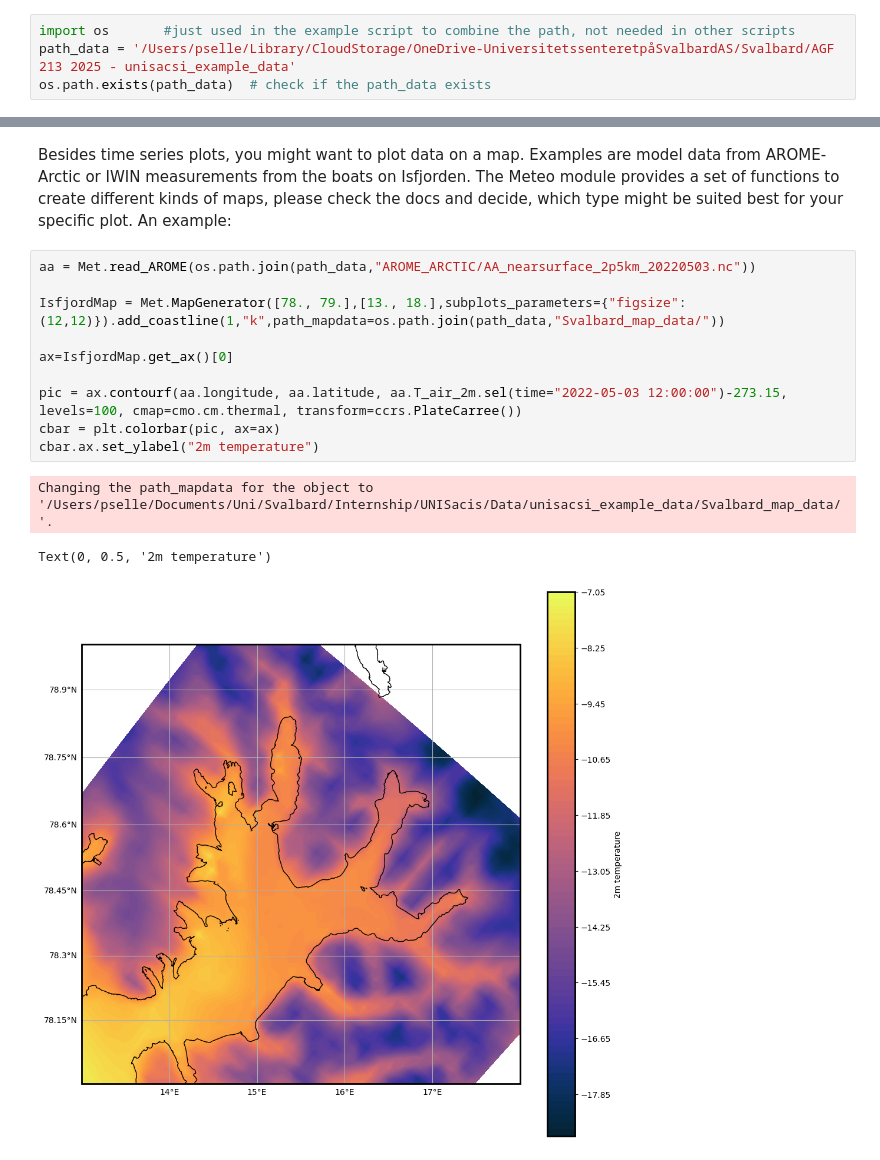
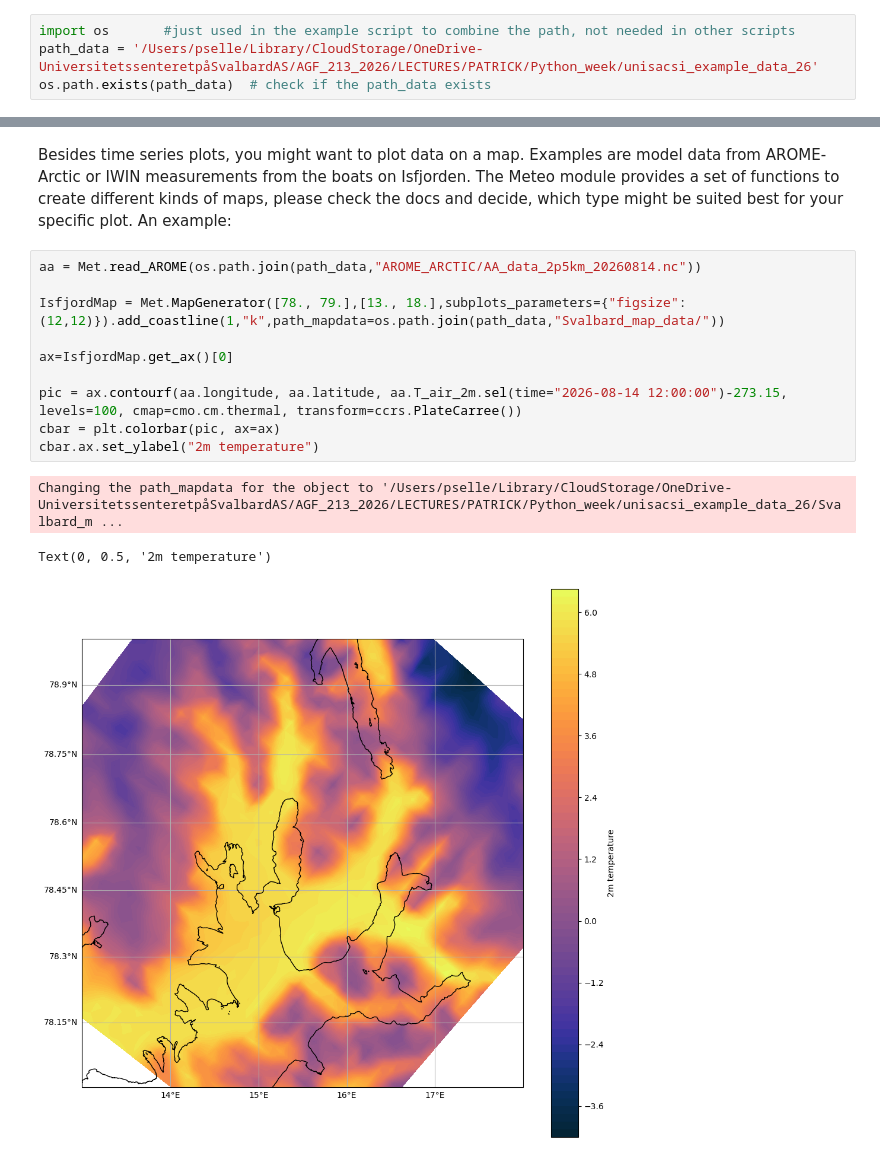
Before and after one commit to UNISvalbard/unisacsi, a Jupyter notebook: examples.ipynb, the cells around one changed output, grey strips where cells are left out. Drawn from its saved outputs; the diff is of its cells as text.

```diff
--- a/examples.ipynb
+++ b/examples.ipynb
@@ -25,7 +25,7 @@ import xarray as xr
 Then, download the folder with the example and map data and save it locally on your computer. Then, specify this location here:
 # %%
 import os       #just used in the example script to combine the path, not needed in other scripts
-path_data = '/Users/pselle/Library/CloudStorage/OneDrive-UniversitetssenteretpåSvalbardAS/Svalbard/AGF 213 2025 - unisacsi_example_data'
+path_data = '/Users/pselle/Library/CloudStorage/OneDrive-UniversitetssenteretpåSvalbardAS/AGF_213_2026/LECTURES/PATRICK/Python_week/unisacsi_example_data_26'
 os.path.exists(path_data)  # check if the path_data exists
 # %% [output]
 True
@@ -824,16 +810,16 @@ TIMESTAMP
 # %% [markdown]
 Besides time series plots, you might want to plot data on a map. Examples are model data from AROME-Arctic or IWIN measurements from the boats on Isfjorden. The Meteo module provides a set of functions to create different kinds of maps, please check the docs and decide, which type might be suited best for your specific plot. An example:
 # %%
-aa = Met.read_AROME(os.path.join(path_data,"AROME_ARCTIC/AA_nearsurface_2p5km_20220503.nc"))
+aa = Met.read_AROME(os.path.join(path_data,"AROME_ARCTIC/AA_data_2p5km_20260814.nc"))
 
 IsfjordMap = Met.MapGenerator([78., 79.],[13., 18.],subplots_parameters={"figsize":(12,12)}).add_coastline(1,"k",path_mapdata=os.path.join(path_data,"Svalbard_map_data/"))
 
 ax=IsfjordMap.get_ax()[0]
 
-pic = ax.contourf(aa.longitude, aa.latitude, aa.T_air_2m.sel(time="2022-05-03 12:00:00")-273.15, levels=100, cmap=cmo.cm.thermal, transform=ccrs.PlateCarree())
+pic = ax.contourf(aa.longitude, aa.latitude, aa.T_air_2m.sel(time="2026-08-14 12:00:00")-273.15, levels=100, cmap=cmo.cm.thermal, transform=ccrs.PlateCarree())
 cbar = plt.colorbar(pic, ax=ax)
 cbar.ax.set_ylabel("2m temperature")
 # %% [output]
-Changing the path_mapdata for the object to '/Users/pselle/Documents/Uni/Svalbard/Internship/UNISacis/Data/unisacsi_example_data/Svalbard_map_data/'.
+Changing the path_mapdata for the object to '/Users/pselle/Library/CloudStorage/OneDrive-UniversitetssenteretpåSvalbardAS/AGF_213_2026/LECTURES/PATRICK/Python_week/unisacsi_example_data_26/Svalbard_m ...
 Text(0, 0.5, '2m temperature')
-[figure, old version]
+[figure, new version]
```
Also changed, not shown: parts of 26 cells of this notebook, 7 other files.
